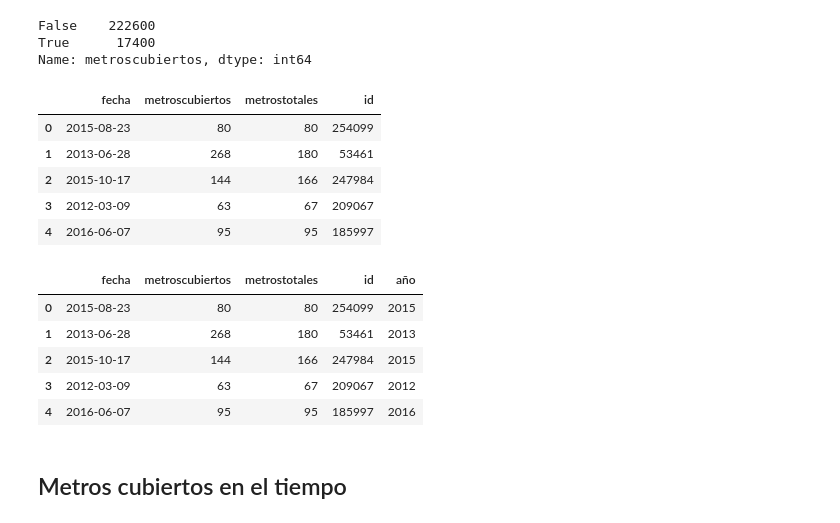
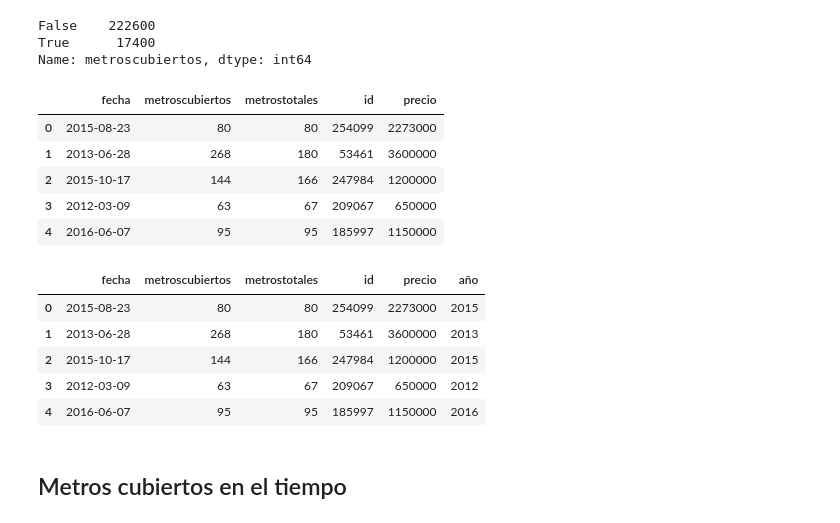
Before and after one commit to luctiz/Grupo43-TP1, a Jupyter notebook: AnalisisTemporales.ipynb, the cells around one changed output. Cells and saved outputs as stored; diff of their text form; code cells hidden in the pictures.

```diff
--- a/AnalisisTemporales.ipynb
+++ b/AnalisisTemporales.ipynb
@@ -361,26 +361,26 @@ False    222600
 True      17400
 Name: metroscubiertos, dtype: int64
 # %%
-df_metros = df.loc[:, ['fecha', 'metroscubiertos', 'metrostotales', 'id']]
+df_metros = df.loc[:, ['fecha', 'metroscubiertos', 'metrostotales', 'id', 'precio']]
 df_metros.head()
 # %% [output]
-|  | fecha | metroscubiertos | metrostotales | id |
-| 0 | 2015-08-23 | 80 | 80 | 254099 |
-| 1 | 2013-06-28 | 268 | 180 | 53461 |
-| 2 | 2015-10-17 | 144 | 166 | 247984 |
-| 3 | 2012-03-09 | 63 | 67 | 209067 |
-| 4 | 2016-06-07 | 95 | 95 | 185997 |
+|  | fecha | metroscubiertos | metrostotales | id | precio |
+| 0 | 2015-08-23 | 80 | 80 | 254099 | 2273000 |
+| 1 | 2013-06-28 | 268 | 180 | 53461 | 3600000 |
+| 2 | 2015-10-17 | 144 | 166 | 247984 | 1200000 |
+| 3 | 2012-03-09 | 63 | 67 | 209067 | 650000 |
+| 4 | 2016-06-07 | 95 | 95 | 185997 | 1150000 |
 # %%
 #tomo el año de las publicaciones
 df_metros['año'] = df_metros.fecha.dt.year
 df_metros.head()
 # %% [output]
-|  | fecha | metroscubiertos | metrostotales | id | año |
-| 0 | 2015-08-23 | 80 | 80 | 254099 | 2015 |
-| 1 | 2013-06-28 | 268 | 180 | 53461 | 2013 |
-| 2 | 2015-10-17 | 144 | 166 | 247984 | 2015 |
-| 3 | 2012-03-09 | 63 | 67 | 209067 | 2012 |
-| 4 | 2016-06-07 | 95 | 95 | 185997 | 2016 |
+|  | fecha | metroscubiertos | metrostotales | id | precio | año |
+| 0 | 2015-08-23 | 80 | 80 | 254099 | 2273000 | 2015 |
+| 1 | 2013-06-28 | 268 | 180 | 53461 | 3600000 | 2013 |
+| 2 | 2015-10-17 | 144 | 166 | 247984 | 1200000 | 2015 |
+| 3 | 2012-03-09 | 63 | 67 | 209067 | 650000 | 2012 |
+| 4 | 2016-06-07 | 95 | 95 | 185997 | 1150000 | 2016 |
 # %% [markdown]
 ## Metros cubiertos en el tiempo
 # %%
```
Also changed, not shown: parts of 12 cells of this notebook, 1 other file.
